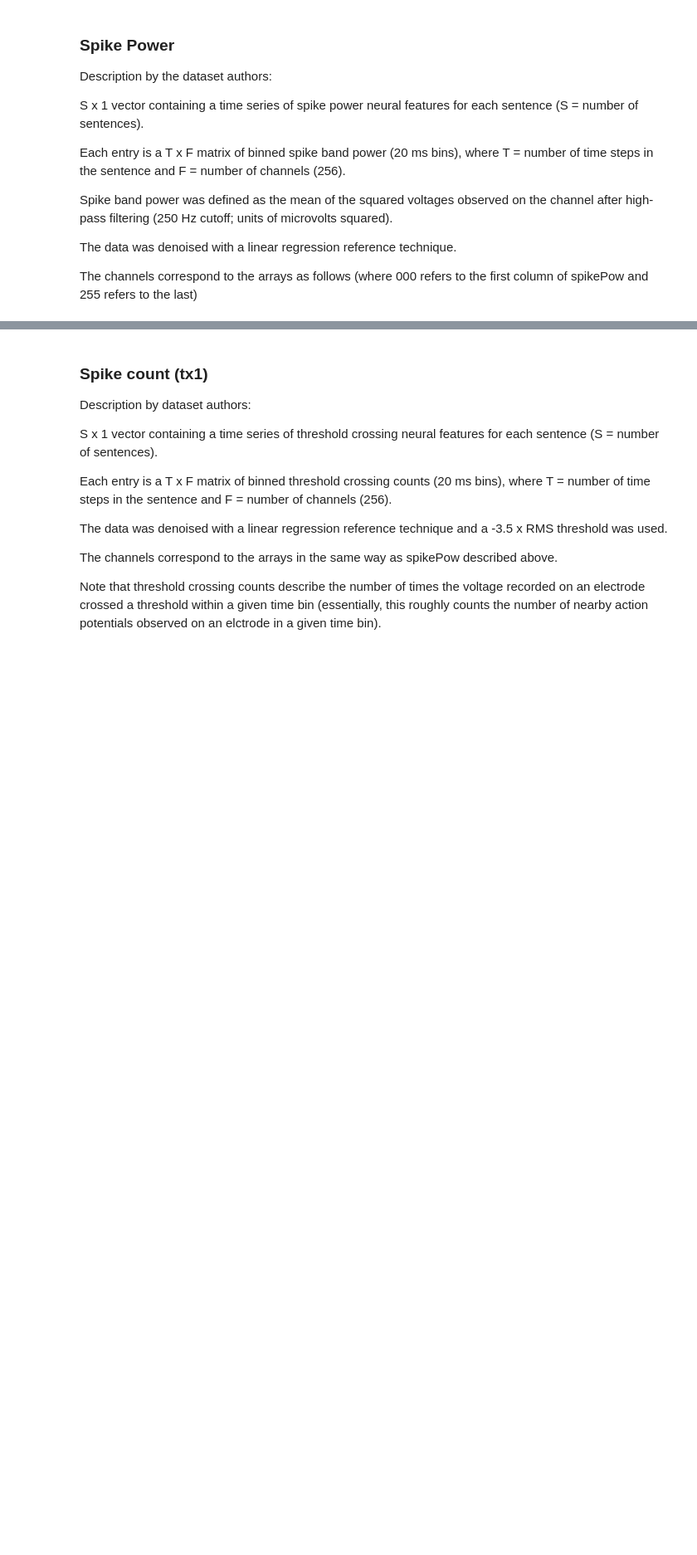
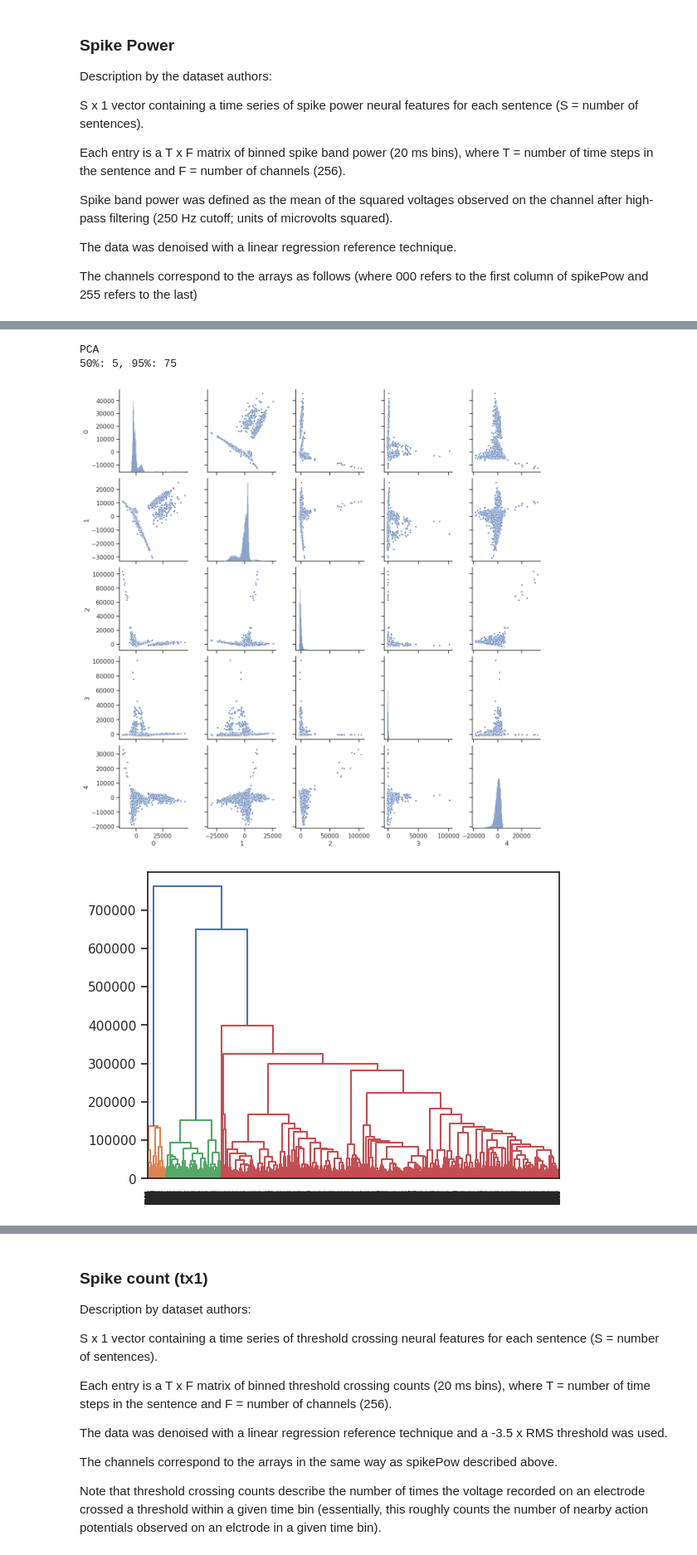
Before and after one commit to yuanhao-chen-nyoeghau/Wav2Vec2ForBrain, a Jupyter notebook: analysis.ipynb, the cells around one changed output, grey strips where cells are left out. Shown at 83% size. Cells and saved outputs as stored; diff of their text form; code cells hidden in the pictures; blank space fills up the shorter version.

```diff
--- a/analysis.ipynb
+++ b/analysis.ipynb
@@ -52,10 +81,9 @@ The channels correspond to the arrays as follows (where 000 refers to the first
 train_spike_pow_samples = get_dataset("train", "only_spikepow_unnormalized")
 # val_spike_pow_samples = get_dataset("val", "only_spikepow_unnormalized")
 test_spike_pow_samples = get_dataset("test", "only_spikepow_unnormalized")
-
-spike_pow = np.concatenate([train_spike_pow_samples, test_spike_pow_samples])
-
-spike_pow.shape
+spike_pow_concat = np.concatenate([np.concatenate(train_spike_pow_samples), np.concatenate(test_spike_pow_samples)])
+sentences_df = merge_train_test_sentences(train_spike_pow_samples, test_spike_pow_samples)
+spike_pow_concat.shape
 # %% [output]
 Got tokenizer from file
 Got tokenizer from file
@@ -77,0 +107,7 @@ Var: 1793050.5046182321
+# %%
+show_clusters(spike_pow_concat, 4, 10000)
+# %% [output]
+PCA
+50%: 5, 95%: 75
+[figure, added]
+[figure, added]
```
Also changed, not shown: parts of 17 cells of this notebook, 2 other files.
